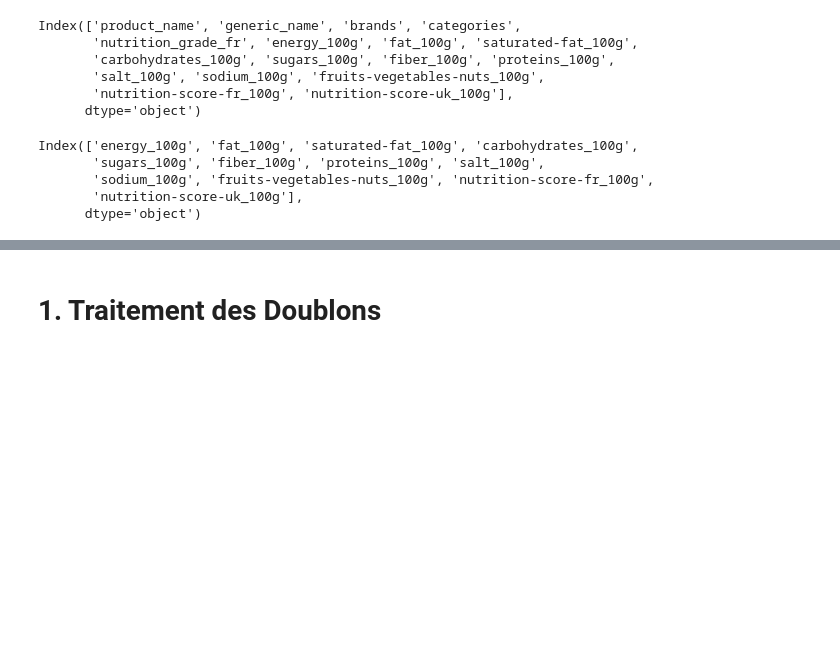
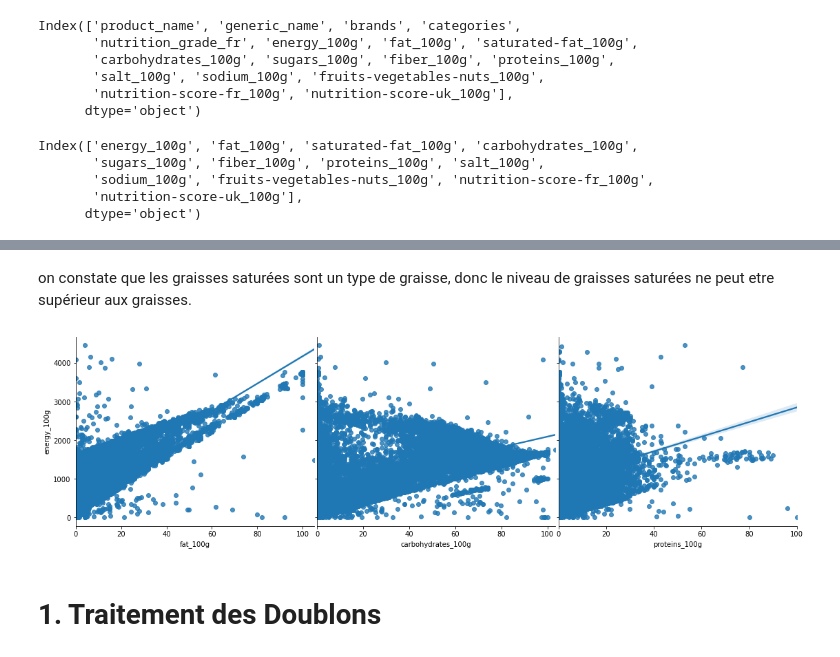
Before and after one commit to MarieDeSmedt/FoodFlix, a Jupyter notebook: notebook/Data_clean.ipynb, the cells around one changed output, grey strips where cells are left out. Saved outputs shown, nothing was run; the diff lists cells and outputs as text; code cells hidden in the pictures; blank space fills up the shorter version.

```diff
--- a/notebook/Data_clean.ipynb
+++ b/notebook/Data_clean.ipynb
@@ -51,3 +71,14 @@ plt.show()
+# %% [markdown]
+on constate que les graisses saturées sont un type de graisse, donc le niveau de graisses saturées ne peut etre supérieur aux graisses.
+# %%
+
+g = sns.PairGrid(int_float_df, y_vars=["energy_100g"], x_vars=['fat_100g',
+                                                   'carbohydrates_100g', 'proteins_100g'], height = 25)
+g.map(sns.regplot)
+fig=plt.gcf()
+fig.set_size_inches(15,4)
+# %% [output]
+[figure, added]
 # %% [markdown]
 # 1. Traitement des Doublons
 # %% [markdown]
```
Also changed, not shown: parts of 9 cells of this notebook.
